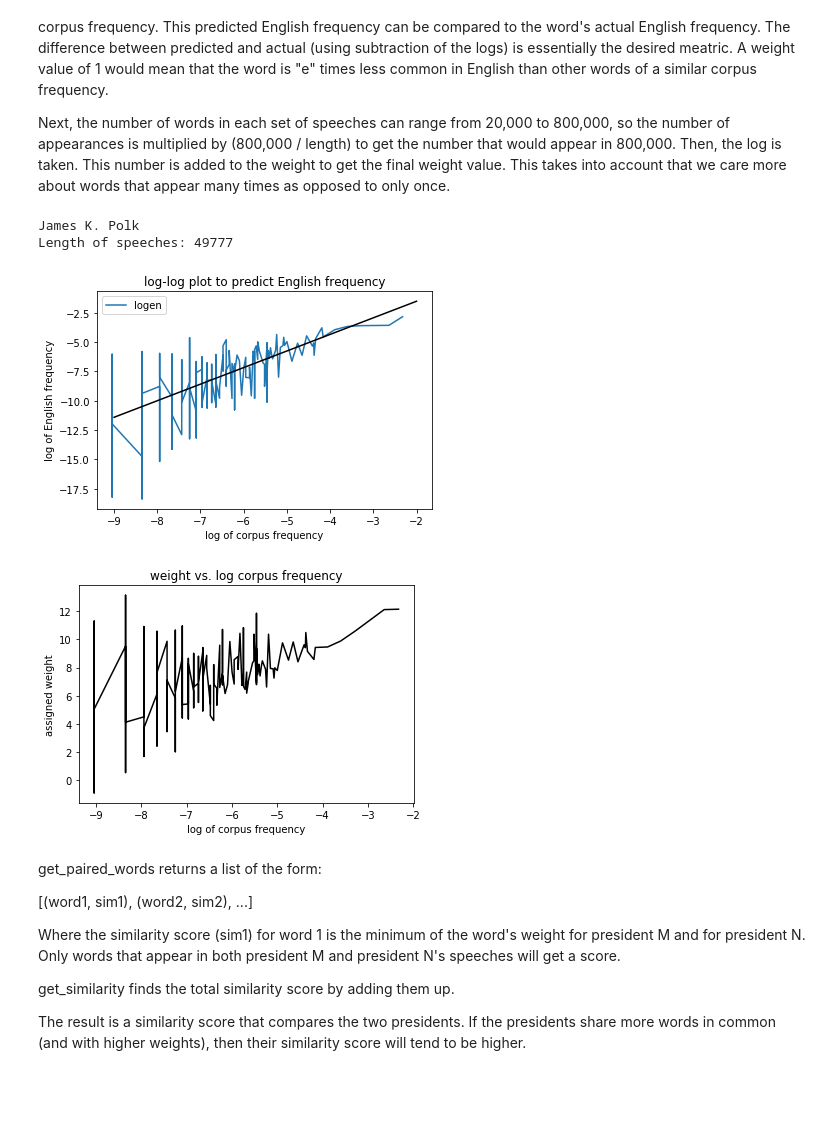
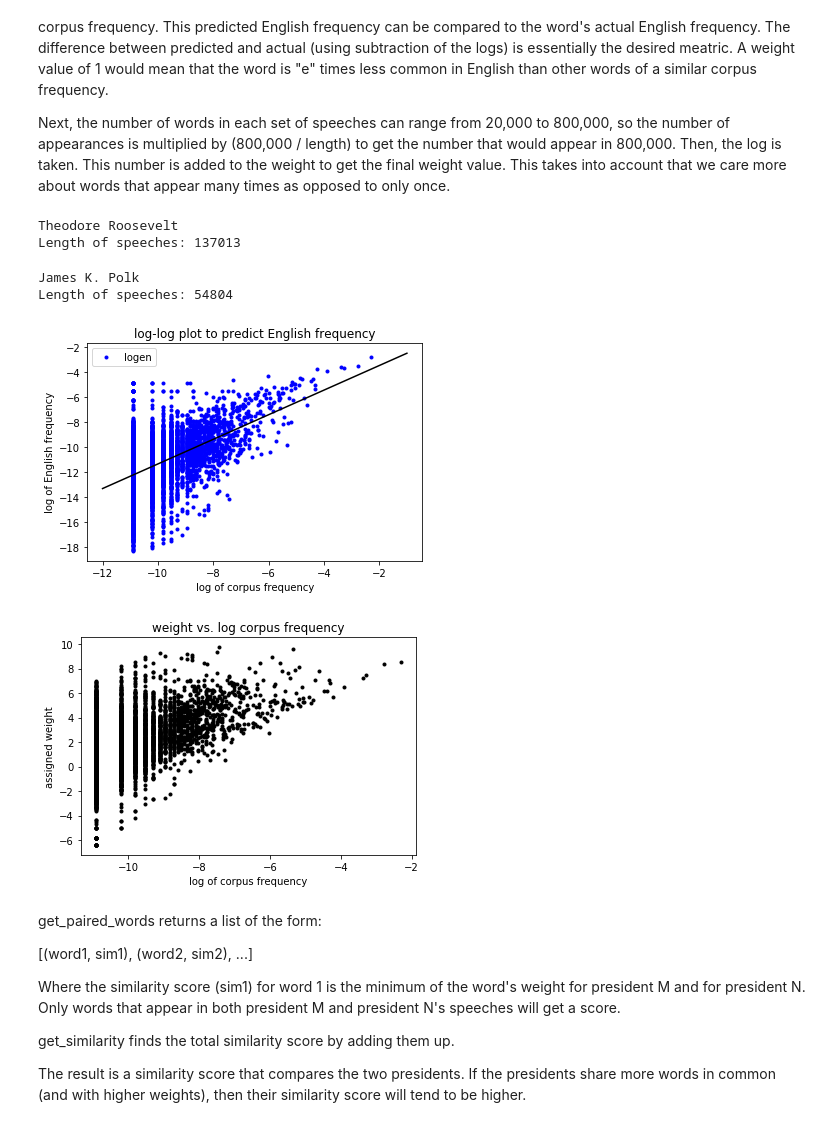
Before and after one commit to joshvonkorff/Project-3, a Jupyter notebook: Presidents.ipynb, the cells around one changed output. Saved outputs shown, nothing was run; the diff lists cells and outputs as text; code cells hidden in the pictures; blank space fills up the shorter version.

Commit message:
Changed log plots to scatter Changed length of speech to words not characters Changed max length to 14000 words not 800000 characters Similarity score only counts positive valued weights

```diff
--- a/Presidents.ipynb
+++ b/Presidents.ipynb
@@ -95,9 +95,9 @@ Next, the number of words in each set of speeches can range from 20,000 to 800,0
 # %%
 def get_overrep_words(speeches, makeplot = False):
     speeches_combined = " ".join(speeches)
-    print("Length of speeches:", len(speeches_combined))
     wordlist = wordfreq.tokenize(speeches_combined, 'en')
     length = len(wordlist)
+    print("Length of speeches:", length)
     freqlist = [(x, wordlist.count(x)) for x in set(wordlist)]
     freqlist.sort(key = lambda x: x[1])
     freqmap = [(np.log(wordfreq.word_frequency(x[0], 'en')), np.log(x[1] / length)) for x in freqlist]
@@ -109,7 +109,7 @@ def get_overrep_words(speeches, makeplot = False):
     dfxy = dfxy.replace([np.inf, -np.inf], np.nan).dropna()
     #print(dfxy)
     if makeplot:
-        ax = dfxy.plot(x='logcorpus', y='logen', title = 'log-log plot to predict English frequency')
+        ax = dfxy.plot(x='logcorpus', y='logen', title = 'log-log plot to predict English frequency', style='b.')
         plt.xlabel('log of corpus frequency')
         plt.ylabel('log of English frequency')
 
@@ -120,7 +120,9 @@ def get_overrep_words(speeches, makeplot = False):
     if makeplot:
         # Plot linear fit
         p = regr.params
-        x = np.arange(1, 3) * 7 - 16 # range from -9 to -2
+        x0 = -12
+        x1 = -1
+        x = np.arange(0, 2) * (x1 - x0) + x0
         ax.plot(x, p.Intercept + p.logcorpus * x, 'k-')
         plt.gcf().savefig("logen_plot.png")
 
@@ -129,27 +131,33 @@ def get_overrep_words(speeches, makeplot = False):
 
     # An item in this list is: (word, weight, corpus frequency)
     weightlist = [(x[0], (regr.predict(pd.Series([np.log(x[1] / length)], name='logcorpus')).iloc[0] - \
-            np.log(wordfreq.word_frequency(x[0], 'en'))) + np.log(x[1] * 800000 / length), \
+            np.log(wordfreq.word_frequency(x[0], 'en'))) + np.log(x[1] * 140000 / length), \
             np.log(x[1] / length)
-            ) for x in freqlist if ((x[1] * 800000 / length > 1) and x[0] != 'applause' and x[0] != 'laughter' and x[0] != 'booo')]
+            ) for x in freqlist if ((x[1] * 140000 / length > 1) and x[0] != 'applause' and x[0] != 'laughter' and x[0] != 'booo')]
 
     if makeplot:
         plt.figure()
-        plt.plot([x[2] for x in weightlist], [x[1] for x in weightlist], 'k-')
+        plt.plot([x[2] for x in weightlist], [x[1] for x in weightlist], 'k.')
         plt.title('weight vs. log corpus frequency')
         plt.xlabel('log of corpus frequency')
         plt.ylabel('assigned weight')
         plt.gcf().savefig("weight_plot.png")
 
     return {x[0]: x[1] for x in weightlist if (x[1] > 1 and not np.isinf(x[1]))}
+# %%
+print(get_pres_name(24))
+_ = get_overrep_words(get_president(24), makeplot = False)
+# %% [output]
+Theodore Roosevelt
+Length of speeches: 137013
 # %%
 print(get_pres_name(10))
-_ = get_overrep_words(get_president(8), makeplot = True)
+_ = get_overrep_words(get_president(10), makeplot = True)
 # %% [output]
 James K. Polk
-Length of speeches: 49777
+Length of speeches: 54804
-[figure, old version]
+[figure, new version]
-[figure, old version]
+[figure, new version]
 # %%
 def make_two_speech_lists(speeches):
     lst1 = np.random.choice(speeches, size=int(len(speeches)/2), replace=False)
```
Also changed, not shown: parts of 10 cells of this notebook, 2 other files.
